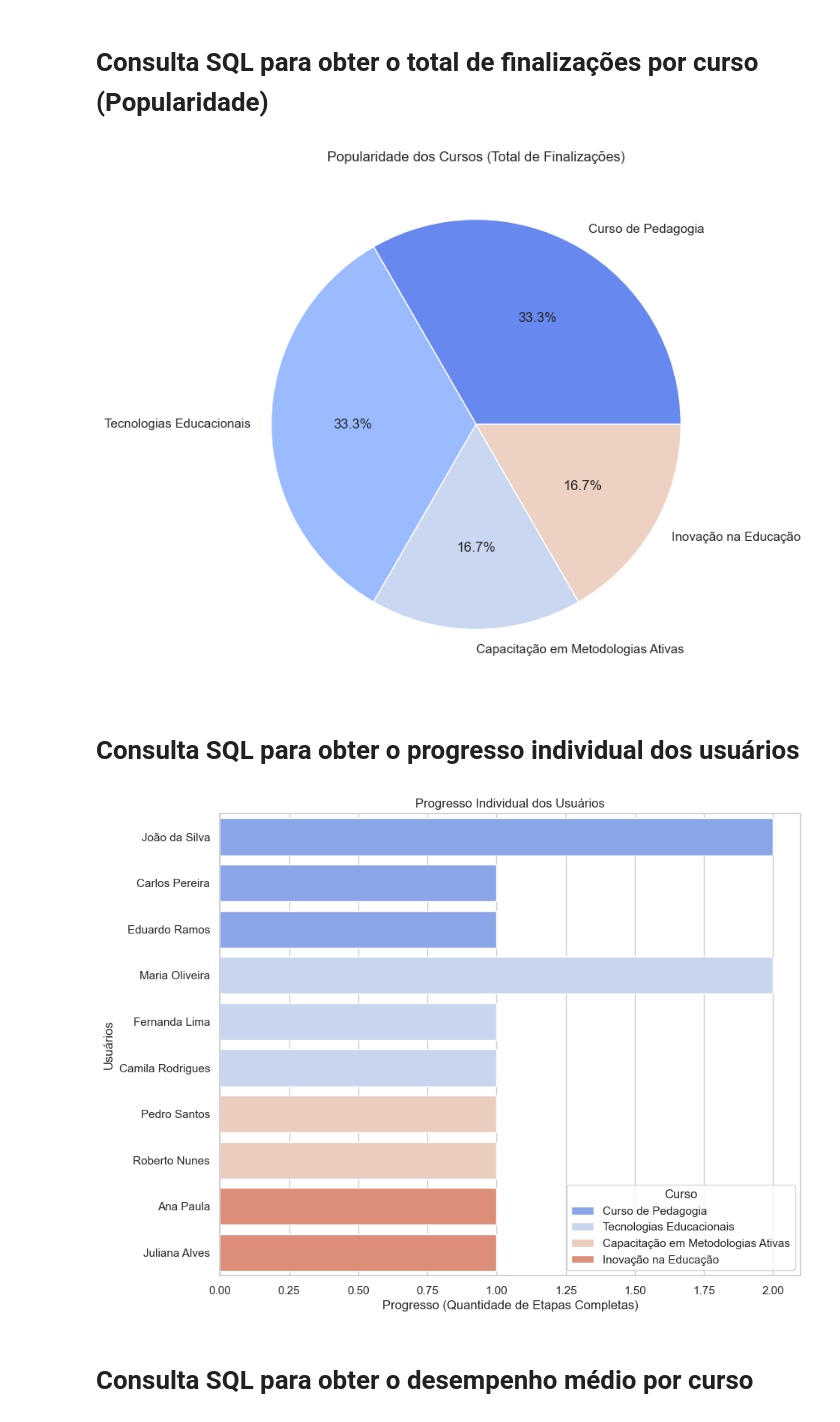
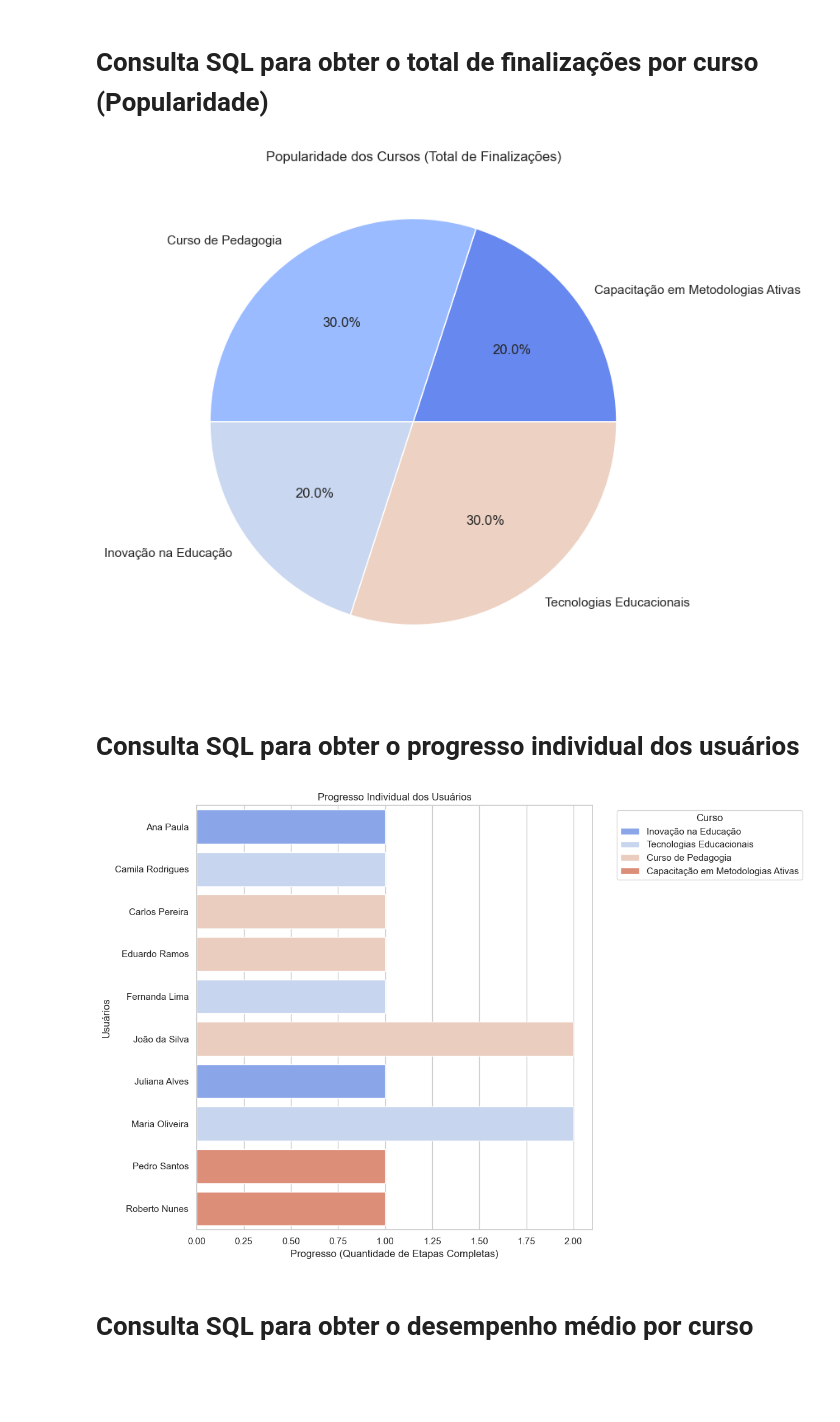
Before and after one commit to TeachGreen/Docentify-BI, a Jupyter notebook: BI.ipynb, the cells around one changed output. Drawn from its saved outputs; the diff is of its cells as text; code cells hidden in the pictures; blank space fills up the shorter version.

```diff
--- a/BI.ipynb
+++ b/BI.ipynb
@@ -118,9 +144,11 @@ plt.show()
 # Consulta SQL para obter o total de finalizações por curso (Popularidade)
 # %%
 query_popularity = """
-SELECT c.name AS Curso, COUNT(up.progressDate) AS Total_Finalizados
+SELECT
+    c.name AS Curso,
+    COUNT(DISTINCT e.userId) AS Total_Finalizados
 FROM UserProgress up
-JOIN Enrollments e ON up.enrollment_id = e.id
+JOIN Enrollments e ON up.enrollmentId = e.id
 JOIN Courses c ON e.courseId = c.id
 GROUP BY c.name
 """
@@ -128,33 +156,44 @@ GROUP BY c.name
 df_popularity = pd.read_sql(query_popularity, conn)
 
 plt.figure(figsize=(8,8))
-plt.pie(df_popularity['Total_Finalizados'], labels=df_popularity['Curso'], autopct='%1.1f%%', colors=sns.color_palette('coolwarm'))
+plt.pie(
+    df_popularity['Total_Finalizados'],
+    labels=df_popularity['Curso'],
+    autopct='%1.1f%%',
+    colors=sns.color_palette('coolwarm')
+)
 plt.title('Popularidade dos Cursos (Total de Finalizações)')
 plt.show()
 # %% [output]
-[figure, old version]
+[figure, new version]
 # %% [markdown]
 # Consulta SQL para obter o progresso individual dos usuários
 # %%
 query_individual_progress = """
-SELECT u.name AS Nome, c.name AS Curso, COUNT(up.stepId) AS Progresso
+SELECT
+    u.name AS Nome,
+    c.name AS Curso,
+    COUNT(up.stepId) AS Progresso
 FROM UserProgress up
-JOIN Enrollments e ON up.enrollment_id = e.id
+JOIN Enrollments e ON up.enrollmentId = e.id
 JOIN Users u ON e.userId = u.id
 JOIN Courses c ON e.courseId = c.id
 GROUP BY u.name, c.name
+ORDER BY u.name, c.name
 """
 
 df_individual_progress = pd.read_sql(query_individual_progress, conn)
 
-plt.figure(figsize=(10,8))
+plt.figure(figsize=(12,8))
 sns.barplot(x='Progresso', y='Nome', hue='Curso', data=df_individual_progress, palette='coolwarm')
 plt.title('Progresso Individual dos Usuários')
 plt.xlabel('Progresso (Quantidade de Etapas Completas)')
 plt.ylabel('Usuários')
+plt.legend(title='Curso', bbox_to_anchor=(1.05, 1), loc='upper left')
+plt.tight_layout()
 plt.show()
 # %% [output]
-[figure, old version]
+[figure, new version]
 # %% [markdown]
 # Consulta SQL para obter o desempenho médio por curso
 # %%
```
Also changed, not shown: parts of 26 cells of this notebook, 4 other files.
